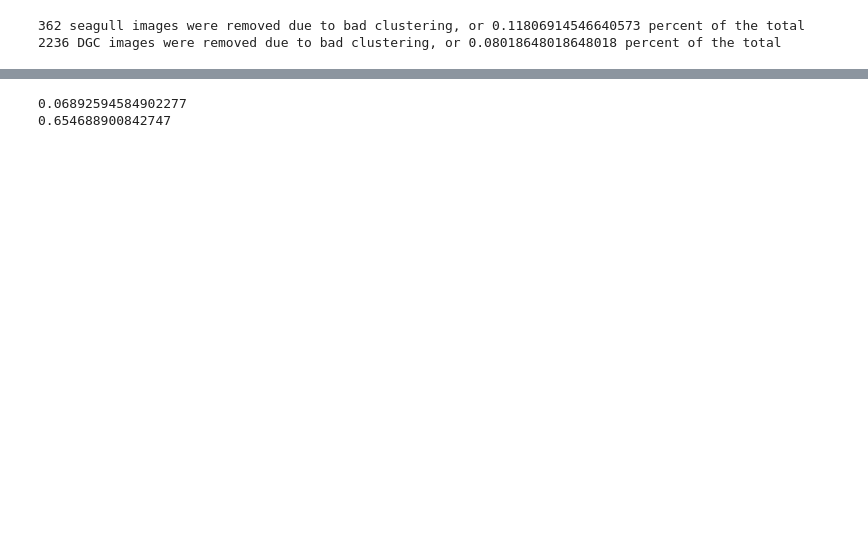
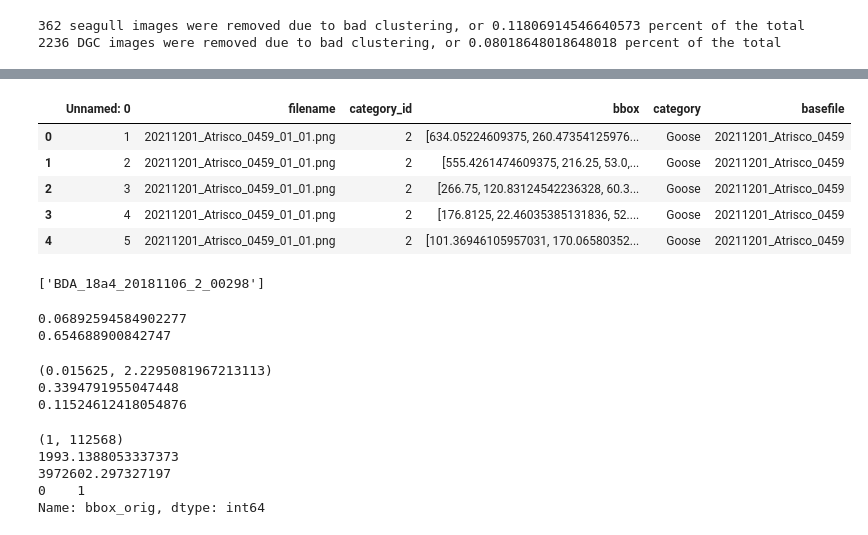
Before and after one commit to rowanoaktree/label-consensus-analysis, a Jupyter notebook: crowdconsensus.ipynb, the cells around one changed output, grey strips where cells are left out. Saved outputs shown, nothing was run; the diff lists cells and outputs as text; code cells hidden in the pictures; blank space fills up the shorter version.

```diff
--- a/crowdconsensus.ipynb
+++ b/crowdconsensus.ipynb
@@ -54,3 +61,39 @@ print("%s DGC images were removed due to bad clustering, or %s percent of the to
+# %%
+ref_zoo["basefile"] = [x[:-10] for x in ref_zoo['filename']]
+ref_zoo.head()
+# %% [output]
+|  | Unnamed: 0 | filename | category_id | bbox | category | basefile |
+| 0 | 1 | 20211201_Atrisco_0459_01_01.png | 2 | [634.05224609375, 260.47354125976... | Goose | 20211201_Atrisco_0459 |
+| 1 | 2 | 20211201_Atrisco_0459_01_01.png | 2 | [555.4261474609375, 216.25, 53.0,... | Goose | 20211201_Atrisco_0459 |
+| 2 | 3 | 20211201_Atrisco_0459_01_01.png | 2 | [266.75, 120.83124542236328, 60.3... | Goose | 20211201_Atrisco_0459 |
+| 3 | 4 | 20211201_Atrisco_0459_01_01.png | 2 | [176.8125, 22.46035385131836, 52.... | Goose | 20211201_Atrisco_0459 |
+| 4 | 5 | 20211201_Atrisco_0459_01_01.png | 2 | [101.36946105957031, 170.06580352... | Goose | 20211201_Atrisco_0459 |
+# %%
+#CONSENSUS CHECK: COMPARING COUNTS BETWEEN COMMON IMAGES LABELED BY EXPERTS AND THE CROWD
+
+#Directory of original filenames for expert labeled images-- currently only found 1, need to match the other 11 tomorrow
+imgpath = r"/Users/rowanconverse/Library/CloudStorage/OneDrive-UniversityofNewMexico/CV4Ecology/Prototyping/Data/Imagery/USFWS/raw/original_filenames"
+imglist = os.listdir(imgpath)
+imglist = [s.strip('.JPG') for s in imglist]
+
+#filter the refined labels to only those that match the expert list
+expertmatch = ref_zoo[ref_zoo["basefile"] in imglist]
+
+#Group the expert labels by filename and count the number of boxes per image
+expertmatch.groupby("filename")["bbox"].count().reset_index()
+
+#join to cluster check table (count of expert clusters)
+countpath = "/Users/rowanconverse/Library/CloudStorage/OneDrive-UniversityofNewMexico/Dissertation/1_Chapter/consensus/data/clustercheck.csv"
+with open(countpath) as f:
+  count = pd.read_csv(f)
+compare = pd.merge(expertmatch,count, left_on="filename", right_on="filename")
+
+#difference between absolute counts
+compare["diff"] = compare["count"] - compare["cluster_id"]
+# % percent diff between counts
+compare["percent"] = compare["diff"]/compare["cluster_id"]
+# %% [output]
+['BDA_18a4_20181106_2_00298']
 # %%
 #Search for images that have an unexpected number of clusters-- see how many there are
 clusters = dgc.groupby("filename")["bbox_orig","cluster_id","labeler_id"].nunique()
@@ -66,9 +109,33 @@ print(more/total)
 # %% [output]
 0.06892594584902277
 0.654688900842747
+# %%
+def minmax(val_list):
+    min_val = min(val_list)
+    max_val = max(val_list)
+
+    return (min_val, max_val)
+
+print(minmax(c["diff"]))
+print(c["diff"].std())
+print(c["diff"].var())
+# %% [output]
+(0.015625, 2.2295081967213113)
+0.3394791955047448
+0.11524612418054876
 # %%
 #TOMORROW: Group by filename, labeler-- count the number of original bounding boxes per labeler, get range/variance
-#Do this also for the expert set
+range = dgc.groupby("labeler_id")["bbox_orig"].count()
+print(minmax(range))
+print(range.std())
+print(range.var())
+print(range.mode())
+# %% [output]
+(1, 112568)
+1993.1388053337373
+3972602.297327197
+0    1
+Name: bbox_orig, dtype: int64
 # %%
 #INDIVIDUAL LABELER METRICS
 #Goal: report avg count, ID consensus across images, break down by morphological group; also min/max individual vs group consensus
```
Also changed, not shown: parts of 3 cells of this notebook, 1 other file.
